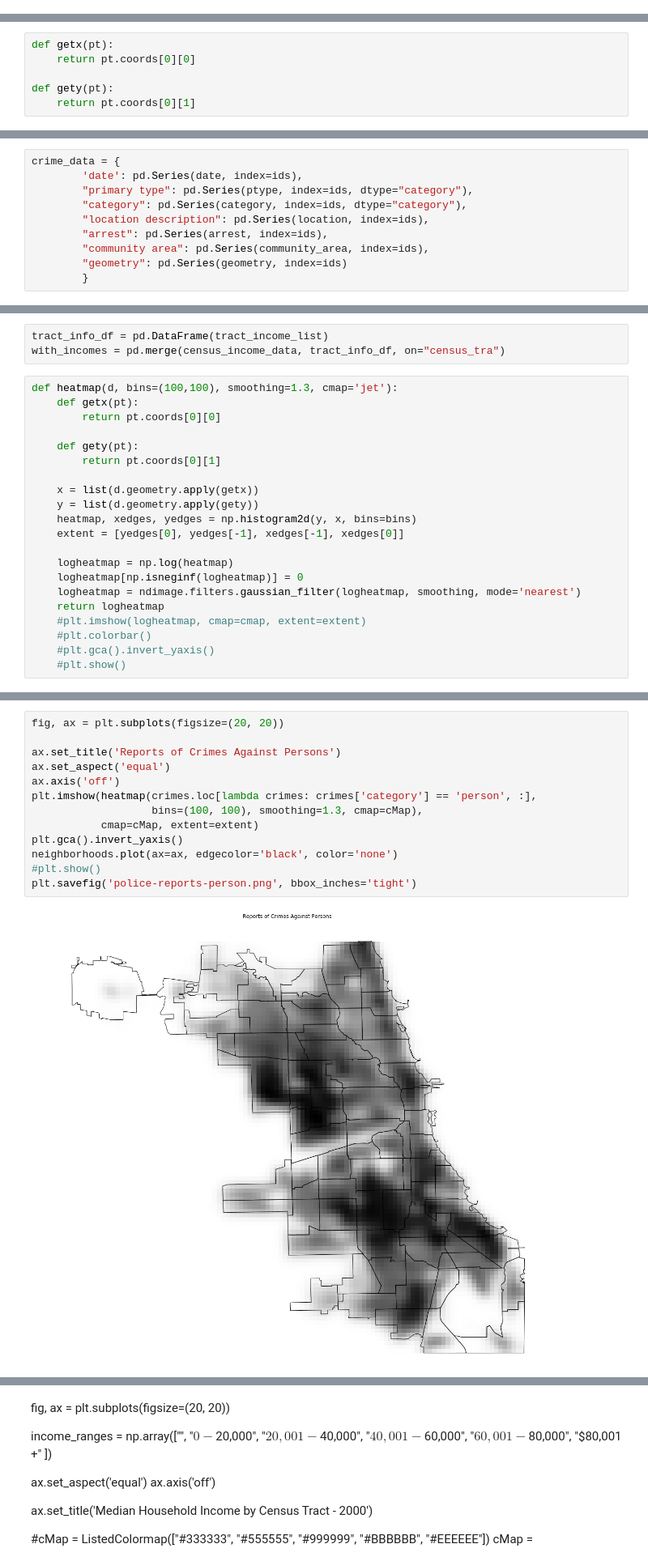
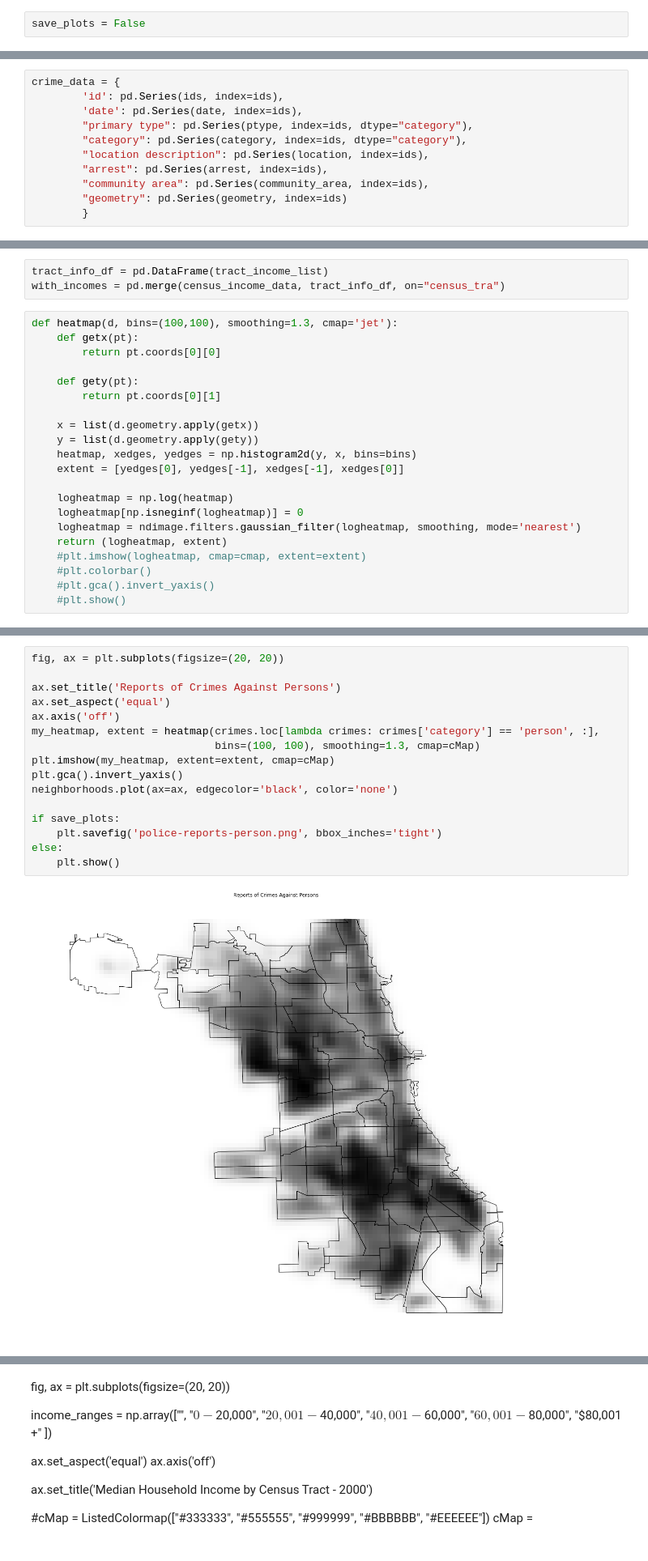
Before and after one commit to hubrigant/chicago_analysis, a Jupyter notebook: GraphExperimentation.ipynb, the cells around one changed output, grey strips where cells are left out. Shown at 81% size. Saved outputs shown, nothing was run; the diff lists cells and outputs as text.

```diff
--- a/GraphExperimentation.ipynb
+++ b/GraphExperimentation.ipynb
@@ -14,4 +15,6 @@ from matplotlib import cm
 from matplotlib.ticker import LinearLocator, FormatStrFormatter
 from matplotlib.colors import ListedColormap
 from matplotlib.ticker import MaxNLocator
+# %%
+save_plots = False
 # %%
@@ -38,12 +42,6 @@ for thing in objects:
 # %%
 neighborhoods = gpd.read_file('community-areas.geojson')
 census_income_data = gpd.read_file('census-tracts-2000.geojson')
-# %%
-def getx(pt):
-    return pt.coords[0][0]
-
-def gety(pt):
-    return pt.coords[0][1]
 # %%
 ids = []
 date = []
@@ -166,6 +145,7 @@ for chunk in chunkfiles:
                 geometry.append(shapely.geometry.point.Point(lat, lon))
 # %%
 crime_data = {
+        'id': pd.Series(ids, index=ids),
         'date': pd.Series(date, index=ids),
         "primary type": pd.Series(ptype, index=ids, dtype="category"),
         "category": pd.Series(category, index=ids, dtype="category"),
@@ -230,7 +237,7 @@ def heatmap(d, bins=(100,100), smoothing=1.3, cmap='jet'):
     logheatmap = np.log(heatmap)
     logheatmap[np.isneginf(logheatmap)] = 0
     logheatmap = ndimage.filters.gaussian_filter(logheatmap, smoothing, mode='nearest')
-    return logheatmap
+    return (logheatmap, extent)
     #plt.imshow(logheatmap, cmap=cmap, extent=extent)
     #plt.colorbar()
     #plt.gca().invert_yaxis()
@@ -270,18 +279,21 @@ plt.savefig('census-mhi.png', bbox_inches='tight')
 # %%
 fig, ax = plt.subplots(figsize=(20, 20))
 
 ax.set_title('Reports of Crimes Against Persons')
 ax.set_aspect('equal')
 ax.axis('off')
-plt.imshow(heatmap(crimes.loc[lambda crimes: crimes['category'] == 'person', :],
-                   bins=(100, 100), smoothing=1.3, cmap=cMap),
-           cmap=cMap, extent=extent)
+my_heatmap, extent = heatmap(crimes.loc[lambda crimes: crimes['category'] == 'person', :],
+                             bins=(100, 100), smoothing=1.3, cmap=cMap)
+plt.imshow(my_heatmap, extent=extent, cmap=cMap)
 plt.gca().invert_yaxis()
 neighborhoods.plot(ax=ax, edgecolor='black', color='none')
-#plt.show()
-plt.savefig('police-reports-person.png', bbox_inches='tight')
+
+if save_plots:
+    plt.savefig('police-reports-person.png', bbox_inches='tight')
+else:
+    plt.show()
 # %% [output]
-[figure, old version]
+[figure, new version]
 # %%
 fig, ax = plt.subplots(figsize=(20, 20))
 
```
Also changed, not shown: parts of 16 cells of this notebook, 4 other files.
